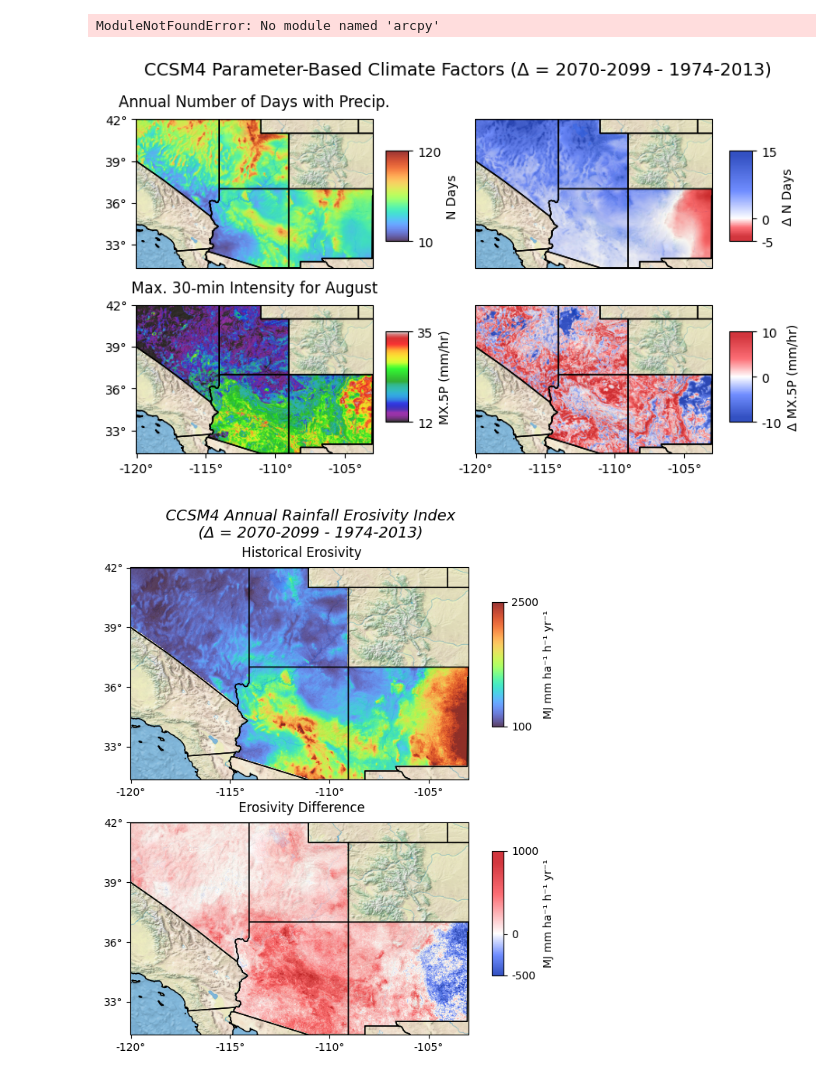
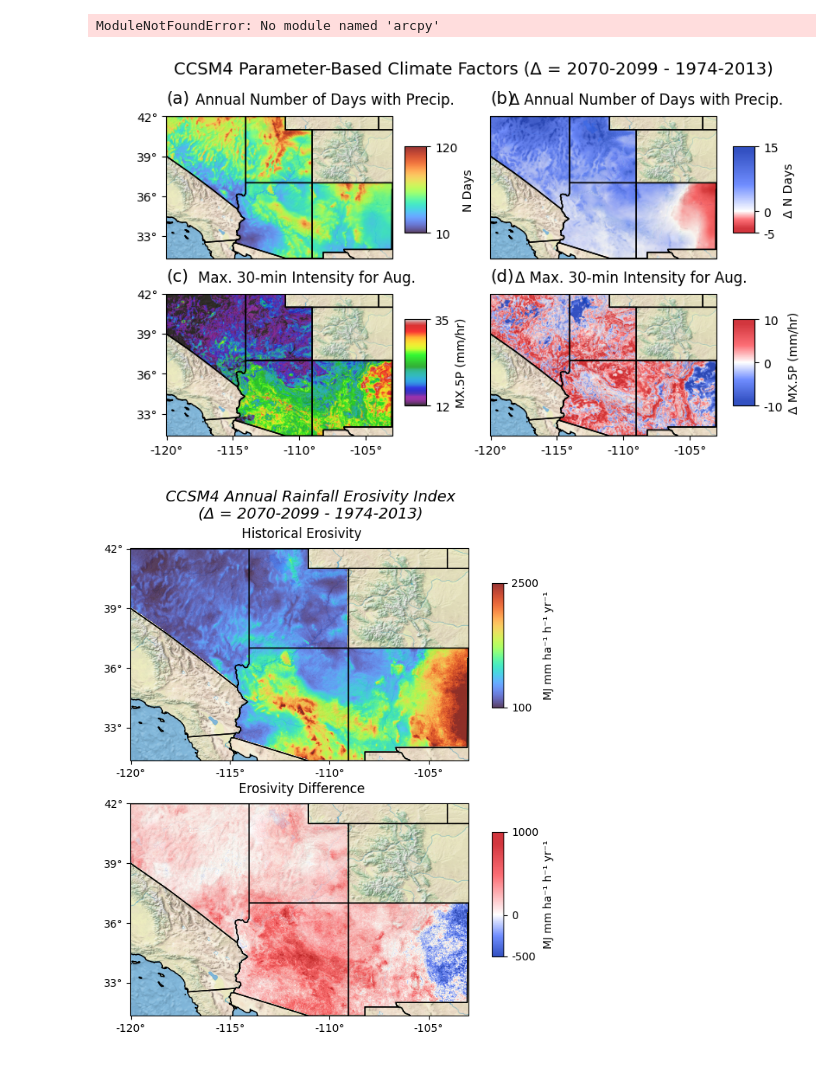
Before and after one commit to afullhart/climatechange, a Jupyter notebook: Figures/FigureMaps.ipynb, the cells around one changed output. Drawn from its saved outputs; the diff is of its cells as text; code cells hidden in the pictures.

```diff
--- a/Figures/FigureMaps.ipynb
+++ b/Figures/FigureMaps.ipynb
@@ -435,7 +435,8 @@ cividis_r = mpl.cm.get_cmap(cmap_str)
 colors = cividis_r.colors
 cmap = mpl.colors.LinearSegmentedColormap.from_list('custom_accm', colors)
 
-ax[0,0].set_title('Annual Number of Days with Precip.', pad=10)
+ax[0,0].text(-120, 43, '(a)', size=14)
+ax[0,0].set_title('                    Annual Number of Days with Precip.', pad=10)
 ax[0,0].set_yticks([33, 36, 39, 42], crs=ccrs.PlateCarree())
 ax[0,0].set_yticklabels(['33°', '36°', '39°', '42°'])
 ax[0,0].set_extent([-120, -102.991, 31.333, 42.008])
@@ -477,6 +478,8 @@ cmap = mpl.colors.LinearSegmentedColormap.from_list('my_gradient', (
     (0.950, (0.000, 0.145, 0.702)),
     (1.000, (0.000, 0.145, 0.702))))
 
+ax[0,1].text(-120, 43, '(b)', size=14)
+ax[0,1].set_title('                   Δ Annual Number of Days with Precip.', pad=10)
 ax[0,1].set_extent([-120, -102.991, 31.333, 42.008])
 ax[0,1].add_feature(cartopy.feature.STATES, linewidth=1)
 ax[0,1].imshow(imread(fname), origin='upper', transform=ccrs.PlateCarree(),
@@ -511,7 +514,8 @@ cividis_r = mpl.cm.get_cmap(cmap_str)
 colors = cividis_r(np.linspace(0, 1, 30))
 cmap = mpl.colors.LinearSegmentedColormap.from_list('custom_accm', colors)
 
-ax[1,0].set_title('Max. 30-min Intensity for August', pad=10)
+ax[1,0].text(-120, 43, '(c)', size=14)
+ax[1,0].set_title('            Max. 30-min Intensity for Aug.', pad=10)
 ax[1,0].set_yticks([33, 36, 39, 42], crs=ccrs.PlateCarree())
 ax[1,0].set_yticklabels(['33°', '36°', '39°', '42°'])
 ax[1,0].set_xticks([-105, -110, -115, -119.99], crs=ccrs.PlateCarree())
@@ -550,34 +554,36 @@ cmap = mpl.colors.LinearSegmentedColormap.from_list('my_gradient', (
     (0.000, (0.000, 0.145, 0.702)),
     (0.050, (0.000, 0.145, 0.702)),
     (0.300, (0.298, 0.443, 1.000)),
     (0.500, (1.000, 1.000, 1.000)),
     (0.700, (0.988, 0.290, 0.325)),
     (0.950, (0.780, 0.012, 0.051)),
     (1.000, (0.780, 0.012, 0.051))))
 
+ax[1,1].text(-120, 43, '(d)', size=14)
+ax[1,1].set_title('            Δ Max. 30-min Intensity for Aug.', pad=10)
 ax[1,1].set_xticks([-105, -110, -115, -119.99], crs=ccrs.PlateCarree())
 ax[1,1].set_xticklabels(['-105°', '-110°', '-115°', '-120°'])
 ax[1,1].set_extent([-120, -102.991, 31.333, 42.008])
 ax[1,1].add_feature(cartopy.feature.STATES, linewidth=1)
 ax[1,1].imshow(imread(fname), origin='upper', transform=ccrs.PlateCarree(),
           extent=[-180, 180, -90, 90])
 im = ax[1,1].imshow(dem,
             extent=[lon_min, lon_max, lat_min, lat_max],
             origin='upper',
             vmin=-10,
             vmax=10,
             alpha=0.80,
             cmap=cmap)
 
 cax = fig.add_axes([0.8, 0.18, 0.025, 0.2]) #[X, Y, WIDTH, HEIGHT]
 cbar = fig.colorbar(im, cax=cax, orientation='vertical', label='Δ MX.5P (mm/hr)')
 cbar.set_ticks([-10, 0, 10])
 cbar.set_ticklabels(['-10', '0', '10'])
 
 
 fig.savefig(saveFILE, dpi=600, bbox_inches='tight')
 # %% [output]
-[figure, old version]
+[figure, new version]
 # %%
 %reset -f
 # %%
```
